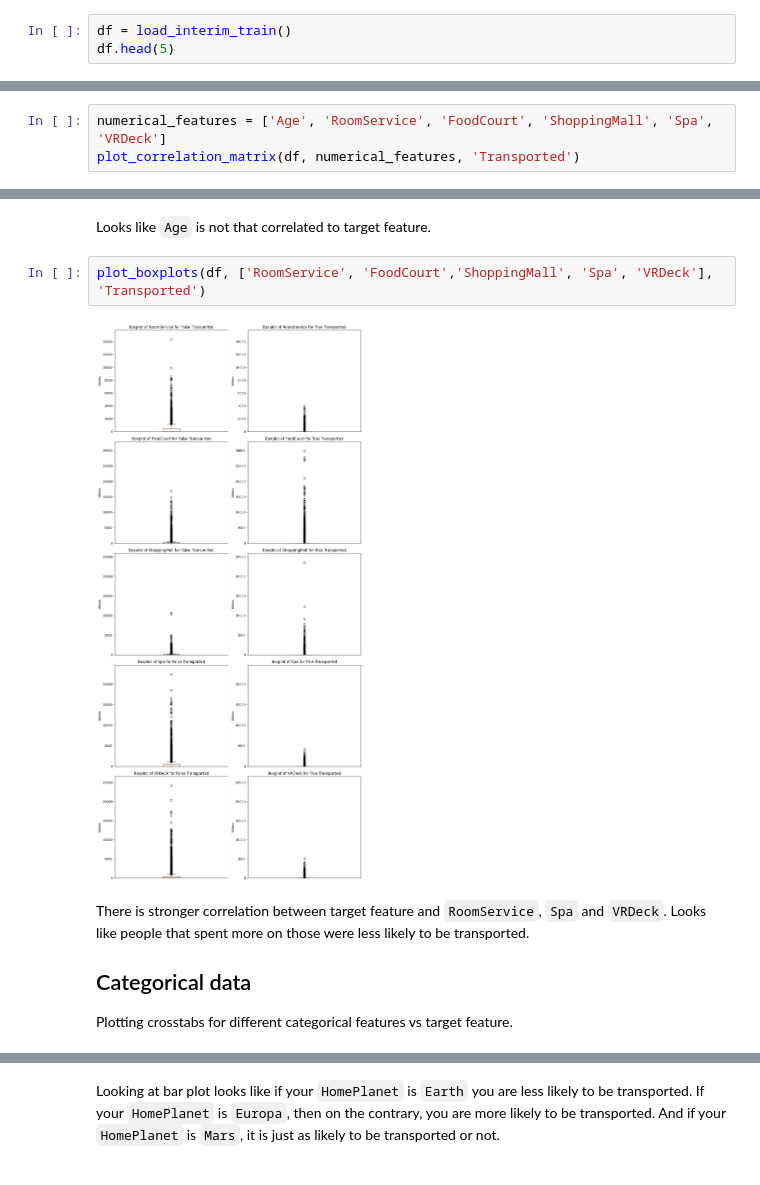
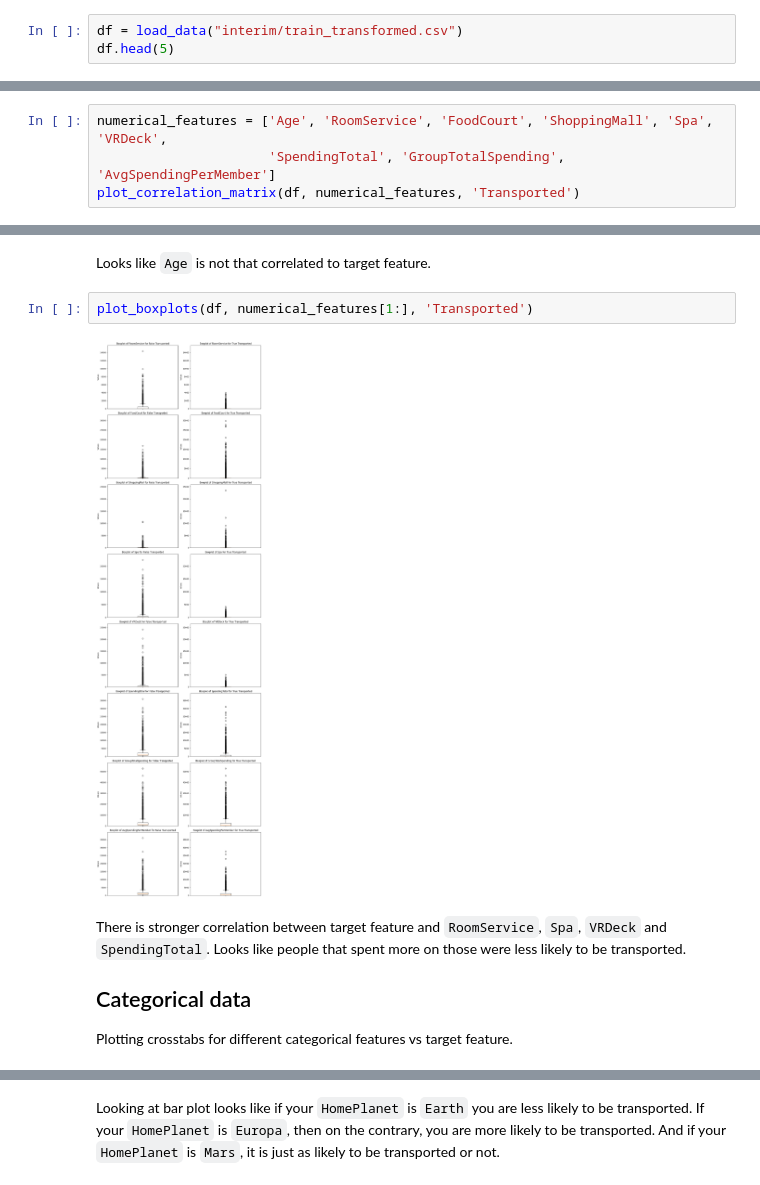
Before and after one commit to Rubic31/spaceship-titanic-project, a Jupyter notebook: notebooks/1.1-mz-correlation-analysis.ipynb, the cells around one changed output, grey strips where cells are left out. Drawn from its saved outputs; the diff is of its cells as text.

```diff
--- a/notebooks/1.1-mz-correlation-analysis.ipynb
+++ b/notebooks/1.1-mz-correlation-analysis.ipynb
@@ -24,7 +24,7 @@ from src.visualization.visualize import plot_crosstab
 # %% [markdown]
 # Load data
 # %%
-df = load_interim_train()
+df = load_data("interim/train_transformed.csv")
 df.head(5)
 # %% [output]
 |  | HomePlanet | CryoSleep | Destination | Age | VIP | RoomService | FoodCourt | ShoppingMall | Spa | ... |
@@ -40,6 +40,7 @@ df.head(5)
 
 Plotting correlation matrix
 # %%
-numerical_features = ['Age', 'RoomService', 'FoodCourt', 'ShoppingMall', 'Spa', 'VRDeck']
+numerical_features = ['Age', 'RoomService', 'FoodCourt', 'ShoppingMall', 'Spa', 'VRDeck',
+                      'SpendingTotal', 'GroupTotalSpending', 'AvgSpendingPerMember']
 plot_correlation_matrix(df, numerical_features, 'Transported')
 # %% [output]
@@ -57,11 +56,11 @@ plot_boxplots(df, ['Age'], 'Transported')
 # %% [markdown]
 Looks like `Age` is not that correlated to target feature.
 # %%
-plot_boxplots(df, ['RoomService', 'FoodCourt','ShoppingMall', 'Spa', 'VRDeck'], 'Transported')
+plot_boxplots(df, numerical_features[1:], 'Transported')
 # %% [output]
-[figure, old version]
+[figure, new version]
 # %% [markdown]
-There is stronger correlation between target feature and `RoomService`, `Spa` and `VRDeck`. Looks like people that spent more on those were less likely to be transported.
+There is stronger correlation between target feature and `RoomService`, `Spa`, `VRDeck` and `SpendingTotal`. Looks like people that spent more on those were less likely to be transported.
 
 ## Categorical data
 
```
Also changed, not shown: parts of 8 cells of this notebook, 17 other files.
